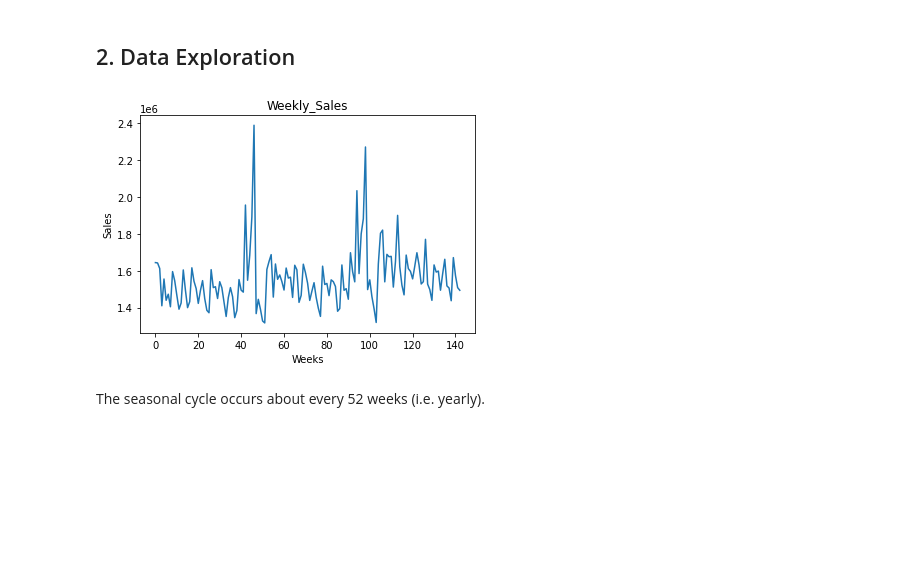
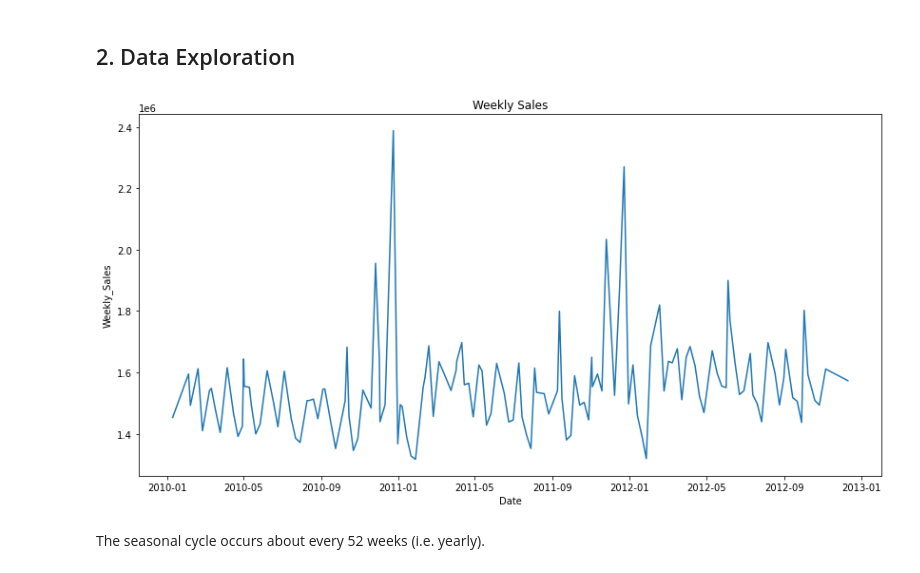
Before and after one commit to GregoryOriet/Forecasting-and-Data-Exploration, a Jupyter notebook: Forecasting_and_Data_Exploration.ipynb, the cells around one changed output. Cells and saved outputs as stored; diff of their text form; code cells hidden in the pictures; blank space fills up the shorter version.

```diff
--- a/Forecasting_and_Data_Exploration.ipynb
+++ b/Forecasting_and_Data_Exploration.ipynb
@@ -89,14 +78,14 @@ store_one.head(150)
 # %% [markdown]
 ## 2. Data Exploration<a name='data_exploration'></a>
+# %%
+plt.figure(figsize = (14, 7))
+sns.lineplot(data = store_one, x = 'Date', y = 'Weekly_Sales')
+plt.title('Weekly Sales');
+# %% [output]
+[figure, added]
 # %%
 #Plot weekly sales to find a seasonal period
 weekly_sales = list(store_one["Weekly_Sales"])
-plt.plot(weekly_sales);
-plt.title('Weekly_Sales')
-plt.ylabel("Sales")
-plt.xlabel("Weeks");
-# %% [output]
-[figure, removed]
 # %% [markdown]
 The seasonal cycle occurs about every 52 weeks (i.e. yearly).
 # %%
```
Also changed, not shown: parts of 95 cells of this notebook.
